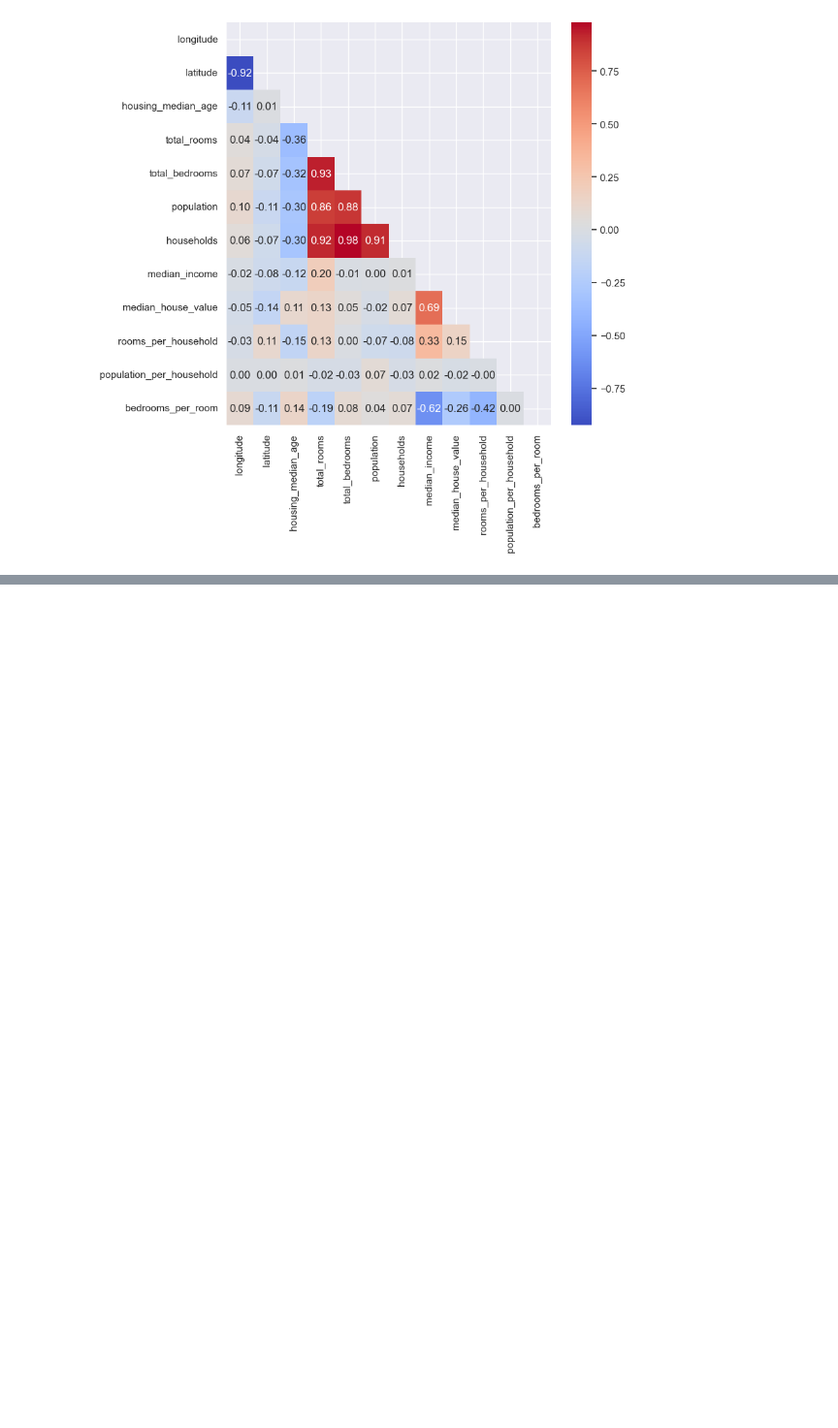
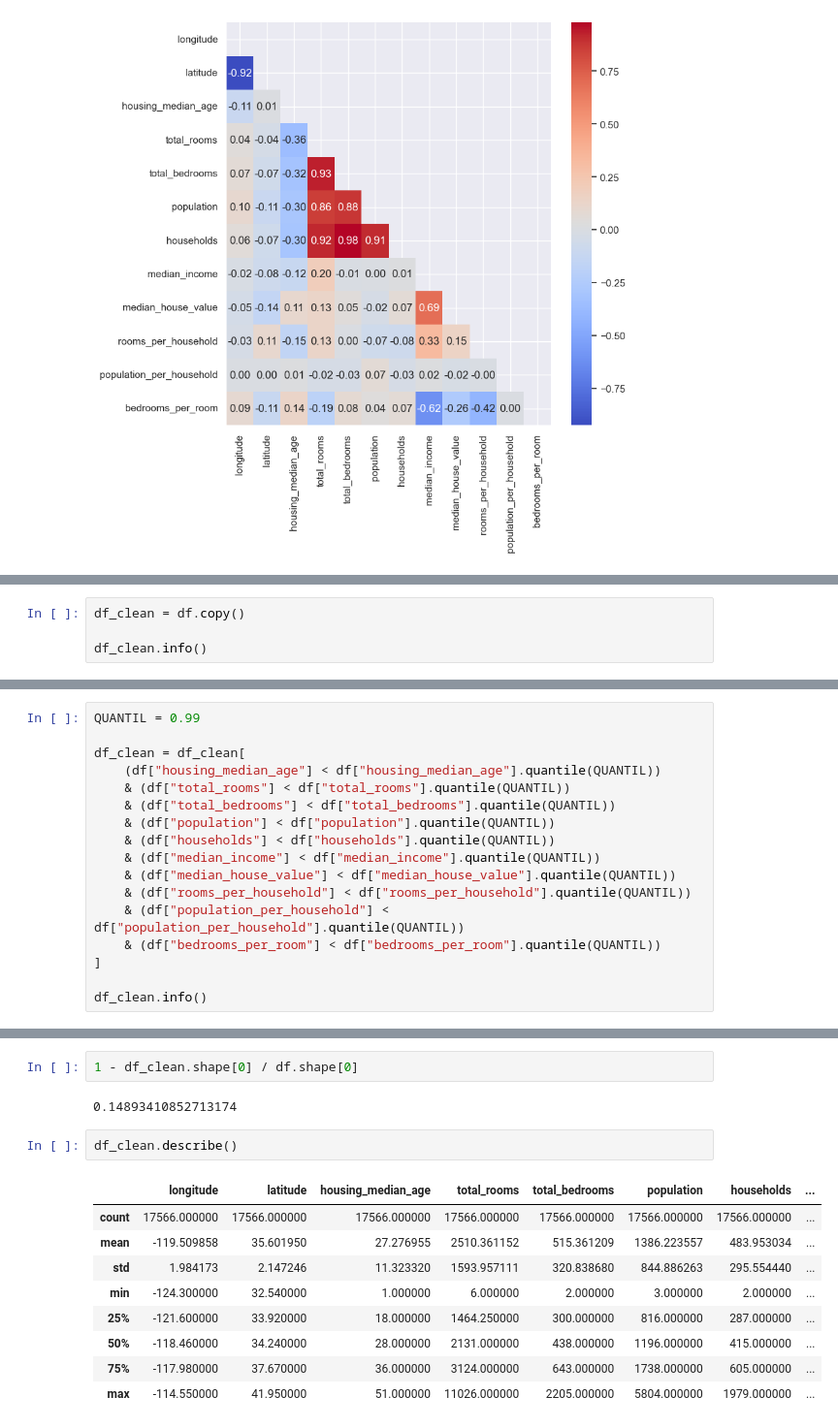
Before and after one commit to VieiraJulio/Projeto-Regressao---Em-dev, a Jupyter notebook: notebooks/01-jv-eda_parte_00.ipynb, the cells around one changed output, grey strips where cells are left out. Shown at 97% size. Cells and saved outputs as stored; diff of their text form; blank space fills up the shorter version.

```diff
--- a/notebooks/01-jv-eda_parte_00.ipynb
+++ b/notebooks/01-jv-eda_parte_00.ipynb
@@ -296,0 +319,4 @@ plt.show()
+# %%
+df_clean = df.copy()
+
+df_clean.info()
@@ -296,0 +341,17 @@ plt.show()
+# %%
+QUANTIL = 0.99
+
+df_clean = df_clean[
+    (df["housing_median_age"] < df["housing_median_age"].quantile(QUANTIL))
+    & (df["total_rooms"] < df["total_rooms"].quantile(QUANTIL))
+    & (df["total_bedrooms"] < df["total_bedrooms"].quantile(QUANTIL))
+    & (df["population"] < df["population"].quantile(QUANTIL))
+    & (df["households"] < df["households"].quantile(QUANTIL))
+    & (df["median_income"] < df["median_income"].quantile(QUANTIL))
+    & (df["median_house_value"] < df["median_house_value"].quantile(QUANTIL))
+    & (df["rooms_per_household"] < df["rooms_per_household"].quantile(QUANTIL))
+    & (df["population_per_household"] < df["population_per_household"].quantile(QUANTIL))
+    & (df["bedrooms_per_room"] < df["bedrooms_per_room"].quantile(QUANTIL))
+]
+
+df_clean.info()
@@ -296,0 +376,16 @@ plt.show()
+# %%
+1 - df_clean.shape[0] / df.shape[0]
+# %% [output]
+0.14893410852713174
+# %%
+df_clean.describe()
+# %% [output]
+|  | longitude | latitude | housing_median_age | total_rooms | total_bedrooms | population | households | ... |
+| count | 17566.000000 | 17566.000000 | 17566.000000 | 17566.000000 | 17566.000000 | 17566.000000 | 17566.000000 | ... |
+| mean | -119.509858 | 35.601950 | 27.276955 | 2510.361152 | 515.361209 | 1386.223557 | 483.953034 | ... |
+| std | 1.984173 | 2.147246 | 11.323320 | 1593.957111 | 320.838680 | 844.886263 | 295.554440 | ... |
+| min | -124.300000 | 32.540000 | 1.000000 | 6.000000 | 2.000000 | 3.000000 | 2.000000 | ... |
+| 25% | -121.600000 | 33.920000 | 18.000000 | 1464.250000 | 300.000000 | 816.000000 | 287.000000 | ... |
+| 50% | -118.460000 | 34.240000 | 28.000000 | 2131.000000 | 438.000000 | 1196.000000 | 415.000000 | ... |
+| 75% | -117.980000 | 37.670000 | 36.000000 | 3124.000000 | 643.000000 | 1738.000000 | 605.000000 | ... |
+| max | -114.550000 | 41.950000 | 51.000000 | 11026.000000 | 2205.000000 | 5804.000000 | 1979.000000 | ... |
```
Also changed, not shown: parts of 4 cells of this notebook.
